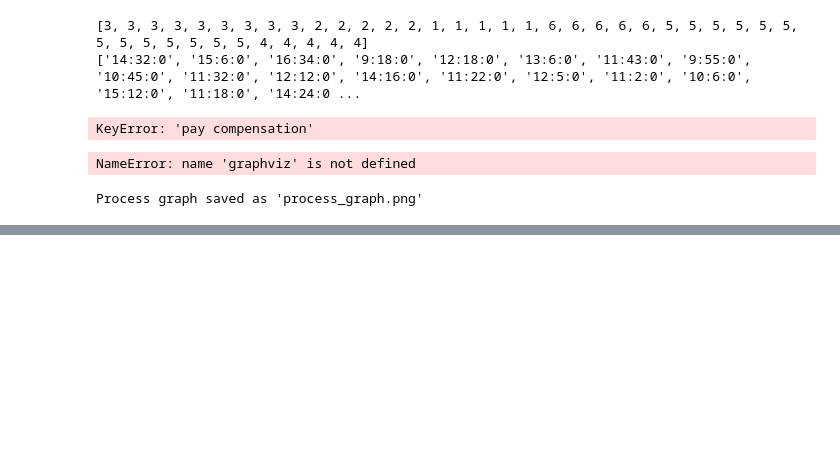
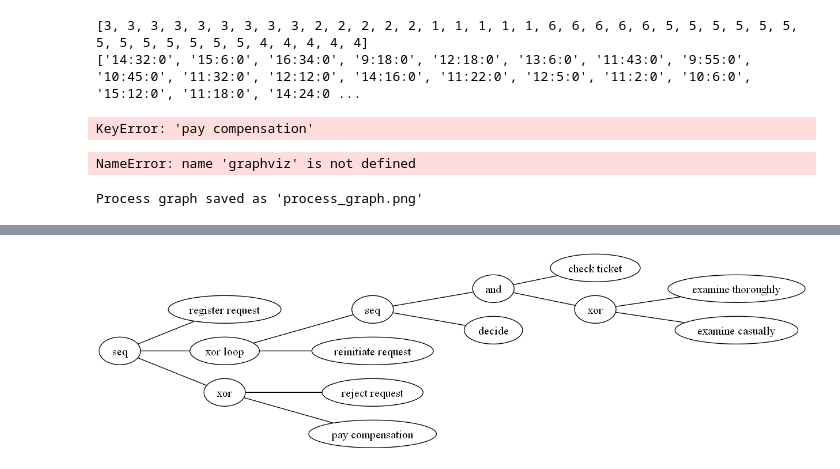
Before and after one commit to gabriellaserra/Process-mining-novo, a Jupyter notebook: Notebooks/betsabe.ipynb, the cells around one changed output, grey strips where cells are left out. Saved outputs shown, nothing was run; the diff lists cells and outputs as text; code cells hidden in the pictures; blank space fills up the shorter version.

```diff
--- a/Notebooks/betsabe.ipynb
+++ b/Notebooks/betsabe.ipynb
@@ -271,0 +321,7 @@ Process graph saved as 'process_graph.png'
+# %%
+# Gráficos do pm4py - 2
+
+process_tree = pm4py.discover_process_tree_inductive(log)
+pm4py.view_process_tree(process_tree) # Usando diretamente a base de dados sem converter
+# %% [output]
+[figure, added]
```
Also changed, not shown: parts of 5 cells of this notebook.
